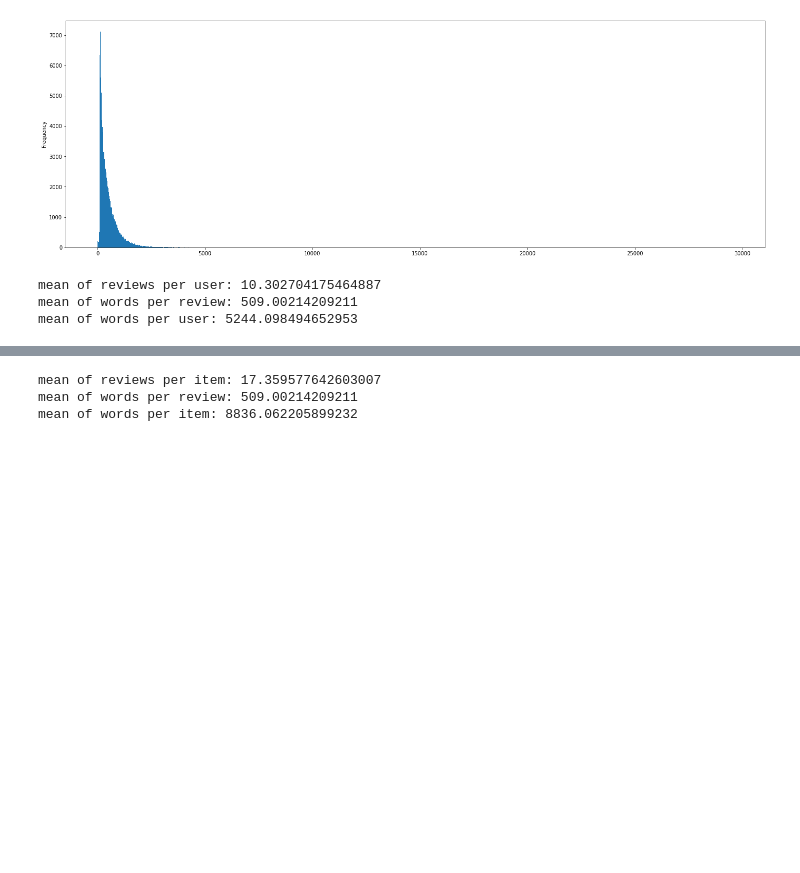
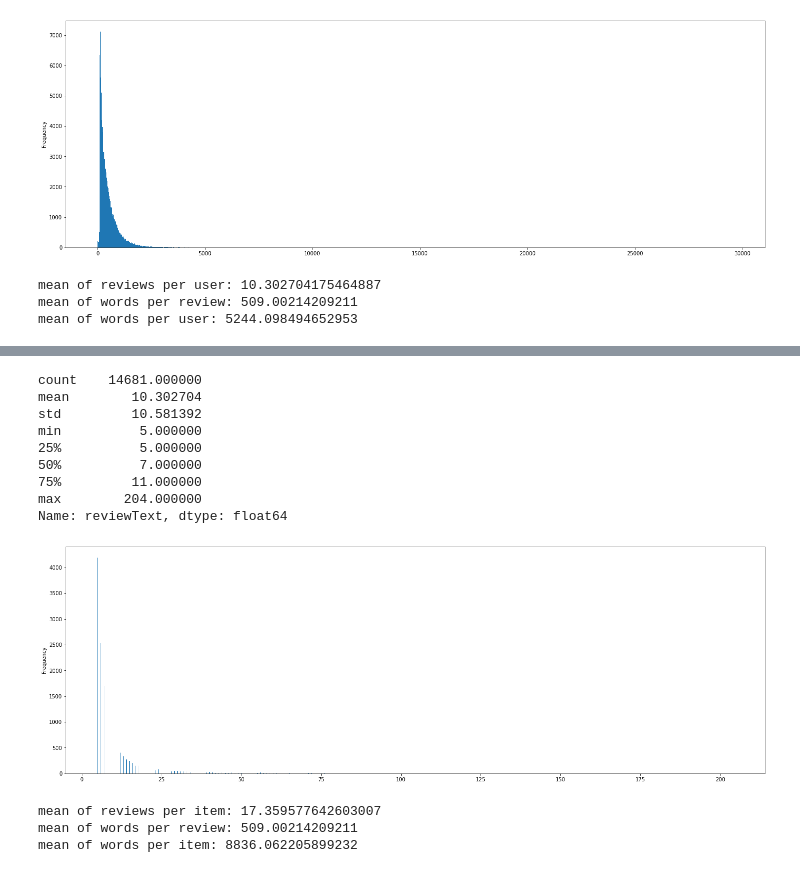
Before and after one commit to ParsProgrammer/ERS, a Jupyter notebook: Explainable_Recommender_System.ipynb, the cells around one changed output, grey strips where cells are left out. Cells and saved outputs as stored; diff of their text form; code cells hidden in the pictures; blank space fills up the shorter version.

```diff
--- a/Explainable_Recommender_System.ipynb
+++ b/Explainable_Recommender_System.ipynb
@@ -349,3 +377,18 @@ mean of words per user: 5244.098494652953
+# %%
+rv_le=user_df['reviewText'].apply(lambda x:len(x) )
+rv_le.plot(kind='hist',bins=2000,figsize=(24, 8),xlabel="length of reviews")
+rv_le.describe()
+# %% [output]
+count    14681.000000
+mean        10.302704
+std         10.581392
+min          5.000000
+25%          5.000000
+50%          7.000000
+75%         11.000000
+max        204.000000
+Name: reviewText, dtype: float64
+[figure, added]
 # %%
 sum=0
 sum2=0
```
Also changed, not shown: parts of 19 cells of this notebook.
